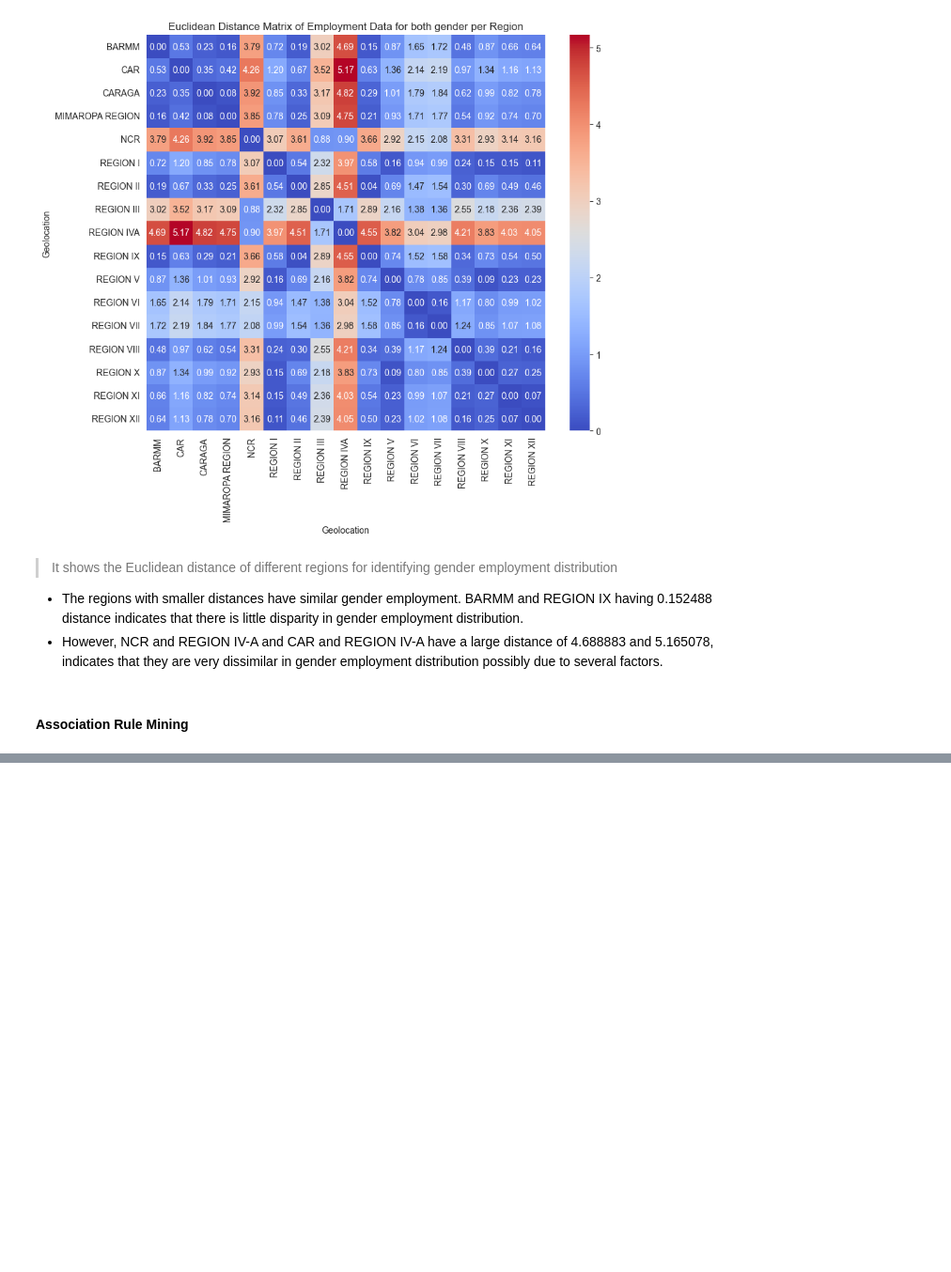
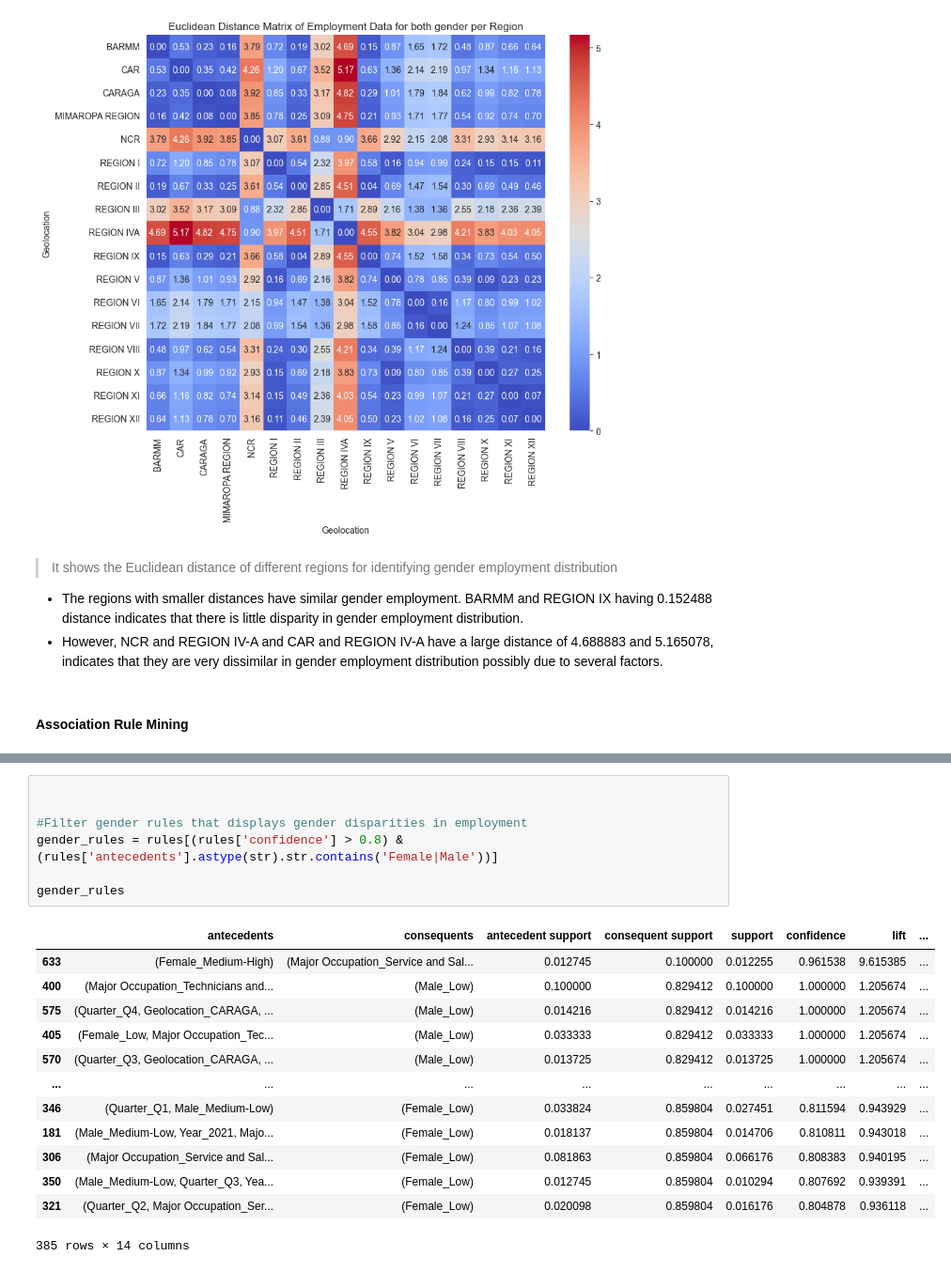
Before and after one commit to hotline8ling/Data-Mining-on-Employed-Persons-by-Major-Occupation-by-Region-by-Sex-in-the-Philippines, a Jupyter notebook: Test_Clean.ipynb, the cells around one changed output, grey strips where cells are left out. Shown at 94% size. Saved outputs shown, nothing was run; the diff lists cells and outputs as text; blank space fills up the shorter version.

```diff
--- a/Test_Clean.ipynb
+++ b/Test_Clean.ipynb
@@ -1726,0 +1953,21 @@ plt.show()
+# %%
+
+
+#Filter gender rules that displays gender disparities in employment
+gender_rules = rules[(rules['confidence'] > 0.8) & (rules['antecedents'].astype(str).str.contains('Female|Male'))]
+
+gender_rules
+# %% [output]
+|  | antecedents | consequents | antecedent support | consequent support | support | confidence | lift | ... |
+| 633 | (Female_Medium-High) | (Major Occupation_Service and Sal... | 0.012745 | 0.100000 | 0.012255 | 0.961538 | 9.615385 | ... |
+| 400 | (Major Occupation_Technicians and... | (Male_Low) | 0.100000 | 0.829412 | 0.100000 | 1.000000 | 1.205674 | ... |
+| 575 | (Quarter_Q4, Geolocation_CARAGA, ... | (Male_Low) | 0.014216 | 0.829412 | 0.014216 | 1.000000 | 1.205674 | ... |
+| 405 | (Female_Low, Major Occupation_Tec... | (Male_Low) | 0.033333 | 0.829412 | 0.033333 | 1.000000 | 1.205674 | ... |
+| 570 | (Quarter_Q3, Geolocation_CARAGA, ... | (Male_Low) | 0.013725 | 0.829412 | 0.013725 | 1.000000 | 1.205674 | ... |
+| ... | ... | ... | ... | ... | ... | ... | ... | ... |
+| 346 | (Quarter_Q1, Male_Medium-Low) | (Female_Low) | 0.033824 | 0.859804 | 0.027451 | 0.811594 | 0.943929 | ... |
+| 181 | (Male_Medium-Low, Year_2021, Majo... | (Female_Low) | 0.018137 | 0.859804 | 0.014706 | 0.810811 | 0.943018 | ... |
+| 306 | (Major Occupation_Service and Sal... | (Female_Low) | 0.081863 | 0.859804 | 0.066176 | 0.808383 | 0.940195 | ... |
+| 350 | (Male_Medium-Low, Quarter_Q3, Yea... | (Female_Low) | 0.012745 | 0.859804 | 0.010294 | 0.807692 | 0.939391 | ... |
+| 321 | (Quarter_Q2, Major Occupation_Ser... | (Female_Low) | 0.020098 | 0.859804 | 0.016176 | 0.804878 | 0.936118 | ... |
+385 rows × 14 columns
```
Also changed, not shown: parts of 22 cells of this notebook, 1 other file.
